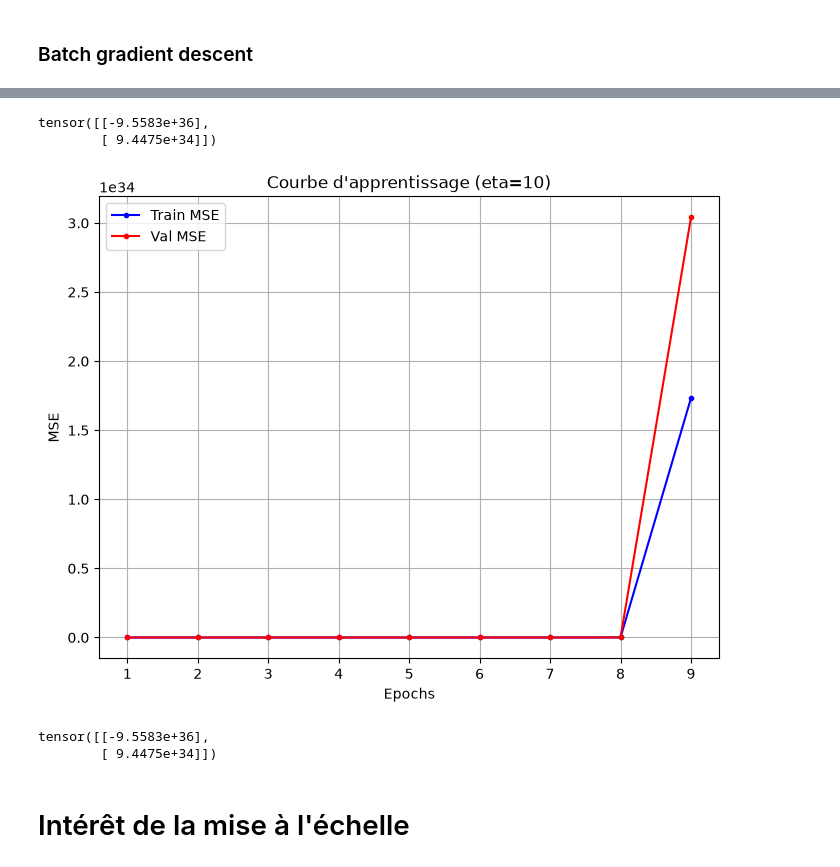
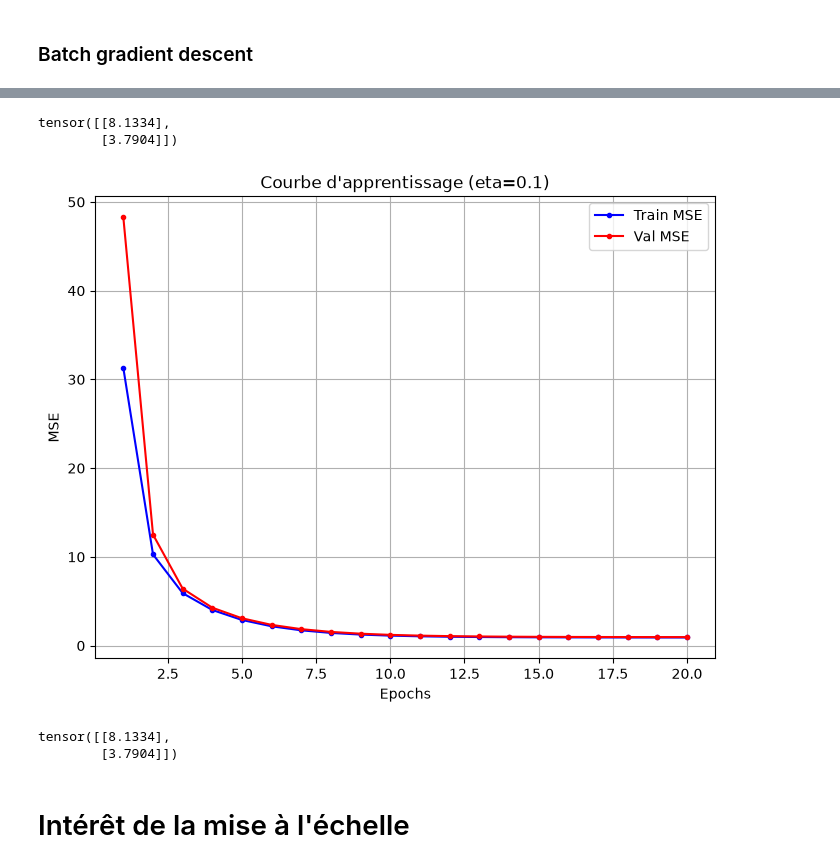
Before and after one commit to belafdil-chakib/2026-07-07, a Jupyter notebook: 999_Corrigés/Descente de gradient corrigé.ipynb, the cells around one changed output, grey strips where cells are left out. Saved outputs shown, nothing was run; the diff lists cells and outputs as text; code cells hidden in the pictures.

```diff
--- a/999_Corrigés/Descente de gradient corrigé.ipynb
+++ b/999_Corrigés/Descente de gradient corrigé.ipynb
@@ -11,5 +11,6 @@ torch.manual_seed(123)
 <torch._C.Generator at 0x...>
 # %%
 m = 50
+
 X = 2 * torch.randn(m, 1)
-y = 4 + 3 * X + torch.randn(m, 1)
+y = 8 + 3 * X + torch.randn(m, 1)
@@ -76,7 +65,7 @@ lin_reg.intercept_, lin_reg.coef_
 # Exercice 2
 
 # Ajouter une colonne de 1 au vecteur X afin qu'on puisse le multiplier par theta -> Voir torch.hstack et torch.ones
-# Définir : eta (learning rate) = 10 , nombre d'epochs = 100, thetas (initialisation) -> voir torch.randn
+# Définir : eta (learning rate) = 10 , nombre d'epochs = 10, thetas (initialisation) -> voir torch.randn
 # Instancier une boucle où à chaque itération :
 #   Calcul du gradient -> voir slide et torch.matmul ou l'opérateur @
 #   Mise à jour de thetas -> voir slide
@@ -84,8 +73,8 @@ lin_reg.intercept_, lin_reg.coef_
 m = X.shape[0]
 
 X_b = torch.hstack([X, torch.ones((m, 1))])
-eta = 0.1
-n_epochs = 100
+eta = 10
+n_epochs = 10
 thetas = torch.randn(2, 1)
 
 for i in range(n_epochs):
@@ -177,7 +169,7 @@ import matplotlib.pyplot as plt
 
 m = 100
 X = 2 * torch.randn(m, 1)
-y = 4 + 3 * X + torch.randn(m, 1)
+y = 4 + 8 * X + torch.randn(m, 1)
 
 
 def plot_learning_curve(X, y, eta=0.1, n_epochs=100, val_split=0.2):
@@ -218,39 +210,39 @@ def plot_learning_curve(X, y, eta=0.1, n_epochs=100, val_split=0.2):
         # --- Forward ---
         y_pred = X_train_b @ thetas
         error = y_pred - y_train
 
         # --- Gradient ---
         gradients = 2 / X_train.shape[0] * (X_train_b.T @ error)
         thetas -= eta * gradients
 
         # --- Loss train ---
         train_mse = torch.mean((y_train - X_train_b @ thetas)**2).item()
         train_errors.append(train_mse)
 
         # --- Loss val ---
         val_mse = torch.mean((y_val - X_val_b @ thetas)**2).item()
         val_errors.append(val_mse)
 
     # --- Plot courbes ---
     print(thetas)
     plt.figure(figsize=(8,6))
     plt.plot(range(1, n_epochs+1), train_errors, label="Train MSE", color="blue", marker='.')
     plt.plot(range(1, n_epochs+1), val_errors, label="Val MSE", color="red", marker='.')
     plt.xlabel("Epochs")
     plt.ylabel("MSE")
     plt.title(f"Courbe d'apprentissage (eta={eta})")
     plt.legend()
     plt.grid(True)
     plt.show()
 
     return thetas
-plot_learning_curve(X, y, eta=10, n_epochs=20, val_split=0.1)
+plot_learning_curve(X, y, eta=0.1, n_epochs=20, val_split=0.1)
 # %% [output]
-tensor([[-9.5583e+36],
-        [ 9.4475e+34]])
+tensor([[8.1334],
+        [3.7904]])
-[figure, old version]
+[figure, new version]
-tensor([[-9.5583e+36],
-        [ 9.4475e+34]])
+tensor([[8.1334],
+        [3.7904]])
 # %% [markdown]
 # Intérêt de la mise à l'échelle
 # %%
```
Also changed, not shown: parts of 14 cells of this notebook, 1 other file.
